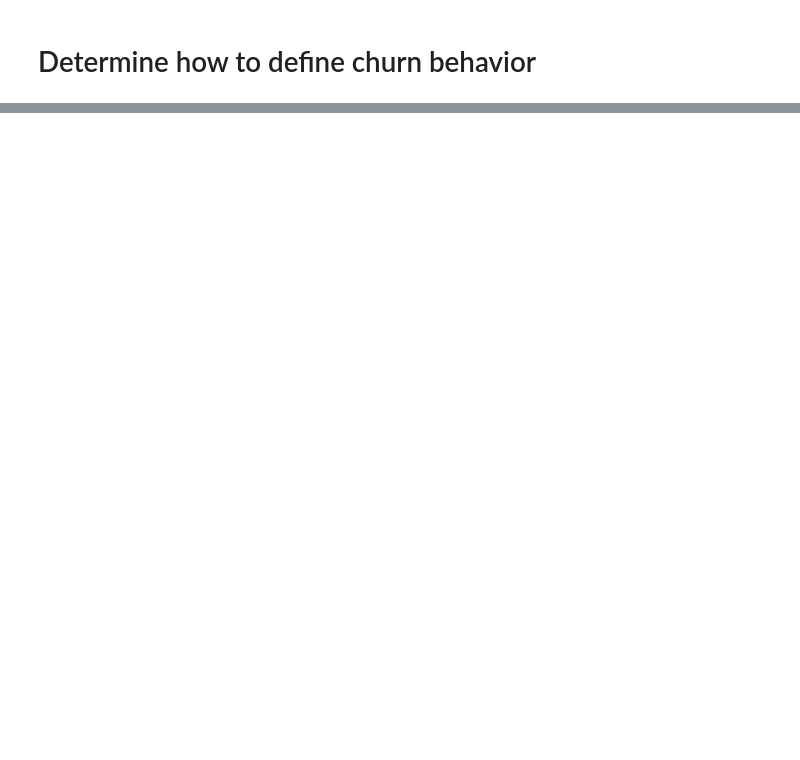
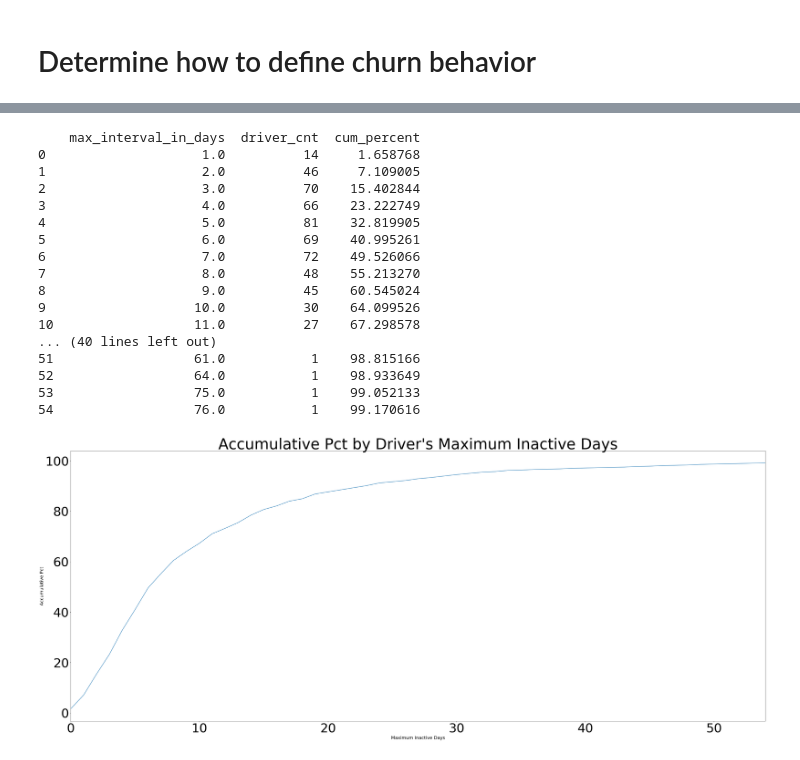
Before and after one commit to slu2009/data_work, a Jupyter notebook: Lyft Data Assignment.ipynb, the cells around one changed output, grey strips where cells are left out. Saved outputs shown, nothing was run; the diff lists cells and outputs as text; code cells hidden in the pictures; blank space fills up the shorter version.

```diff
--- a/Lyft Data Assignment.ipynb
+++ b/Lyft Data Assignment.ipynb
@@ -400,0 +335,29 @@ dtype: int64
+# %%
+print(driver_max_interval_dist)
+
+plt.rcParams.update({'figure.figsize':[50,20], 'font.size':50,'axes.titlesize': 'large'})
+driver_max_interval_dist['cum_percent'].plot(kind='line')
+plt.xlabel("Maximum Inactive Days",fontsize=18)
+plt.ylabel("Accumulative Pct",fontsize=18)
+plt.title("Accumulative Pct by Driver's Maximum Inactive Days")
+
+plt.show()
+# %% [output]
+    max_interval_in_days  driver_cnt  cum_percent
+0                    1.0          14     1.658768
+1                    2.0          46     7.109005
+2                    3.0          70    15.402844
+3                    4.0          66    23.222749
+4                    5.0          81    32.819905
+5                    6.0          69    40.995261
+6                    7.0          72    49.526066
+7                    8.0          48    55.213270
+8                    9.0          45    60.545024
+9                   10.0          30    64.099526
+10                  11.0          27    67.298578
+... (40 lines left out)
+51                  61.0           1    98.815166
+52                  64.0           1    98.933649
+53                  75.0           1    99.052133
+54                  76.0           1    99.170616
+[figure, added]
```
Also changed, not shown: parts of 34 cells of this notebook.
